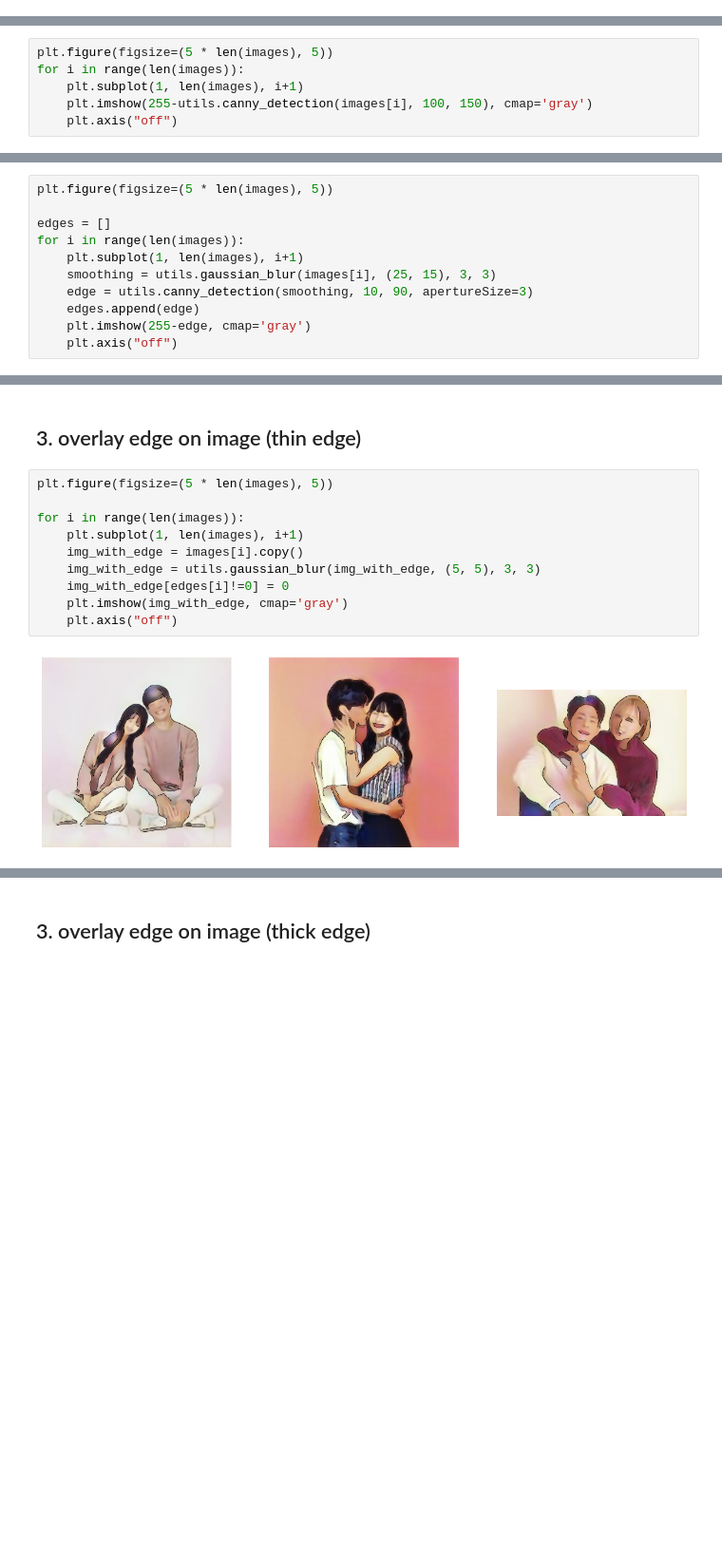
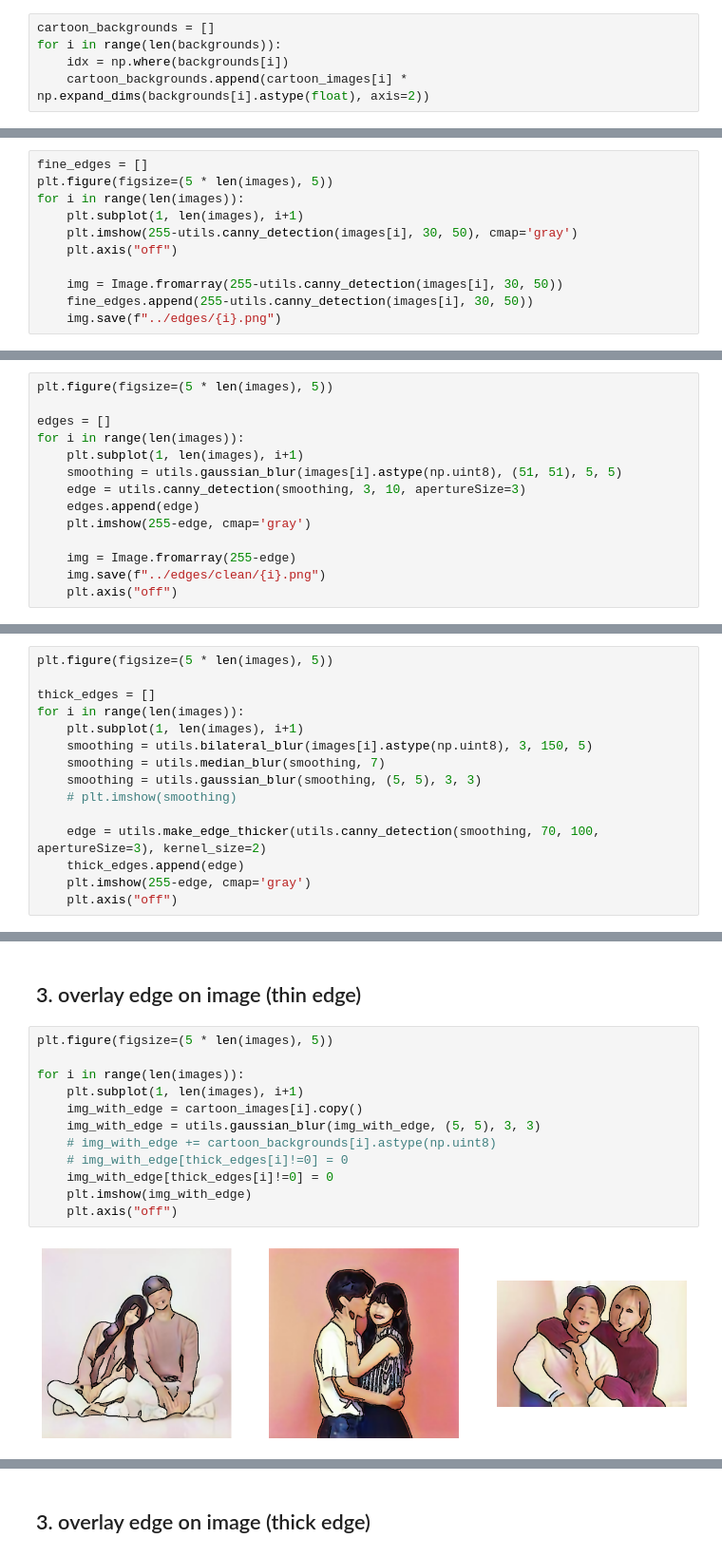
Before and after one commit to kjae0/auto-line-drawing, a Jupyter notebook: line_drawing/edge_detection.ipynb, the cells around one changed output, grey strips where cells are left out. Shown at 95% size. Saved outputs shown, nothing was run; the diff lists cells and outputs as text; blank space fills up the shorter version.

```diff
--- a/line_drawing/edge_detection.ipynb
+++ b/line_drawing/edge_detection.ipynb
@@ -63,0 +72,5 @@ image size : (275, 183)
+# %%
+cartoon_backgrounds = []
+for i in range(len(backgrounds)):
+    idx = np.where(backgrounds[i])
+    cartoon_backgrounds.append(cartoon_images[i] * np.expand_dims(backgrounds[i].astype(float), axis=2))
@@ -84,9 +101,14 @@ for i in range(len(images)):
 # %% [markdown]
 ## 2. edge detection (without blur)
 # %%
+fine_edges = []
 plt.figure(figsize=(5 * len(images), 5))
 for i in range(len(images)):
     plt.subplot(1, len(images), i+1)
-    plt.imshow(255-utils.canny_detection(images[i], 100, 150), cmap='gray')
+    plt.imshow(255-utils.canny_detection(images[i], 30, 50), cmap='gray')
     plt.axis("off")
+
+    img = Image.fromarray(255-utils.canny_detection(images[i], 30, 50))
+    fine_edges.append(255-utils.canny_detection(images[i], 30, 50))
+    img.save(f"../edges/{i}.png")
 # %% [output]
@@ -99,9 +121,12 @@ plt.figure(figsize=(5 * len(images), 5))
 edges = []
 for i in range(len(images)):
     plt.subplot(1, len(images), i+1)
-    smoothing = utils.gaussian_blur(images[i], (25, 15), 3, 3)
-    edge = utils.canny_detection(smoothing, 10, 90, apertureSize=3)
+    smoothing = utils.gaussian_blur(images[i].astype(np.uint8), (51, 51), 5, 5)
+    edge = utils.canny_detection(smoothing, 3, 10, apertureSize=3)
     edges.append(edge)
     plt.imshow(255-edge, cmap='gray')
+
+    img = Image.fromarray(255-edge)
+    img.save(f"../edges/clean/{i}.png")
     plt.axis("off")
 # %% [output]
@@ -123,0 +149,15 @@ for i in range(len(images)):
+# %%
+plt.figure(figsize=(5 * len(images), 5))
+
+thick_edges = []
+for i in range(len(images)):
+    plt.subplot(1, len(images), i+1)
+    smoothing = utils.bilateral_blur(images[i].astype(np.uint8), 3, 150, 5)
+    smoothing = utils.median_blur(smoothing, 7)
+    smoothing = utils.gaussian_blur(smoothing, (5, 5), 3, 3)
+    # plt.imshow(smoothing)
+
+    edge = utils.make_edge_thicker(utils.canny_detection(smoothing, 70, 100, apertureSize=3), kernel_size=2)
+    thick_edges.append(edge)
+    plt.imshow(255-edge, cmap='gray')
+    plt.axis("off")
@@ -126,12 +191,14 @@ for i in range(len(images)):
 # %%
 plt.figure(figsize=(5 * len(images), 5))
 
 for i in range(len(images)):
     plt.subplot(1, len(images), i+1)
-    img_with_edge = images[i].copy()
+    img_with_edge = cartoon_images[i].copy()
     img_with_edge = utils.gaussian_blur(img_with_edge, (5, 5), 3, 3)
-    img_with_edge[edges[i]!=0] = 0
-    plt.imshow(img_with_edge, cmap='gray')
+    # img_with_edge += cartoon_backgrounds[i].astype(np.uint8)
+    # img_with_edge[thick_edges[i]!=0] = 0
+    img_with_edge[thick_edges[i]!=0] = 0
+    plt.imshow(img_with_edge)
     plt.axis("off")
 # %% [output]
-[figure, old version]
+[figure, new version]
```
Also changed, not shown: parts of 29 cells of this notebook, 28 other files.
